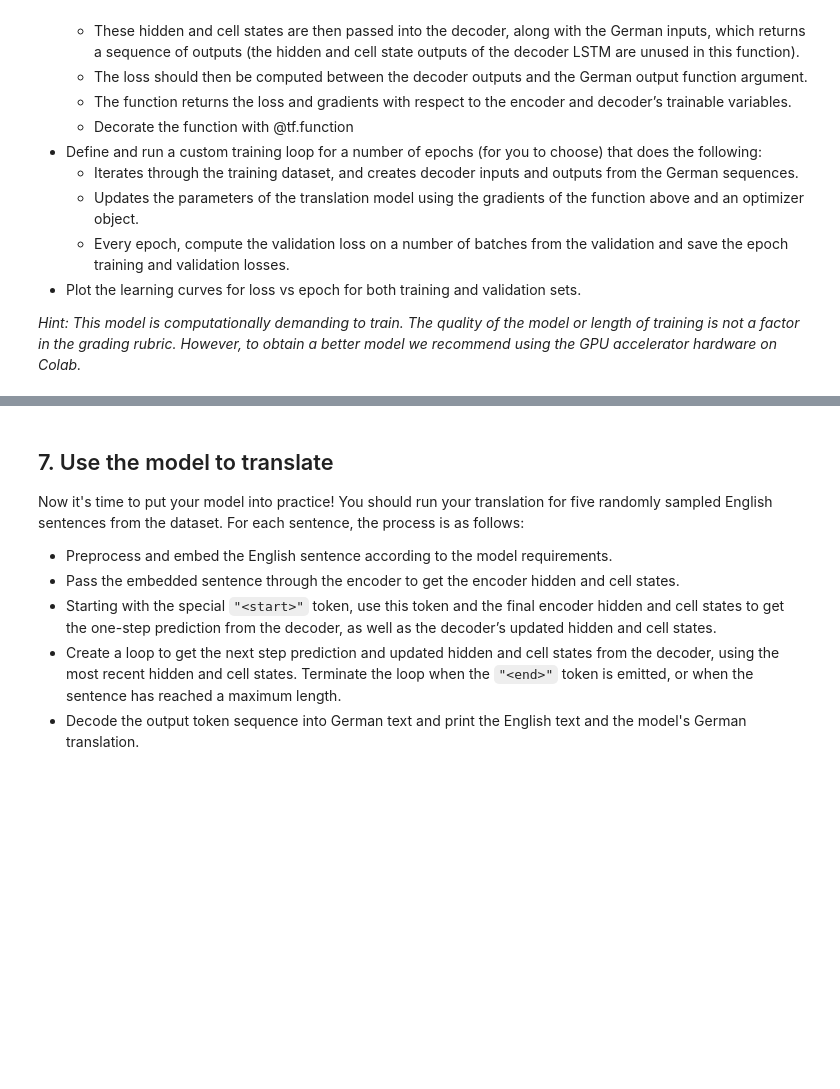
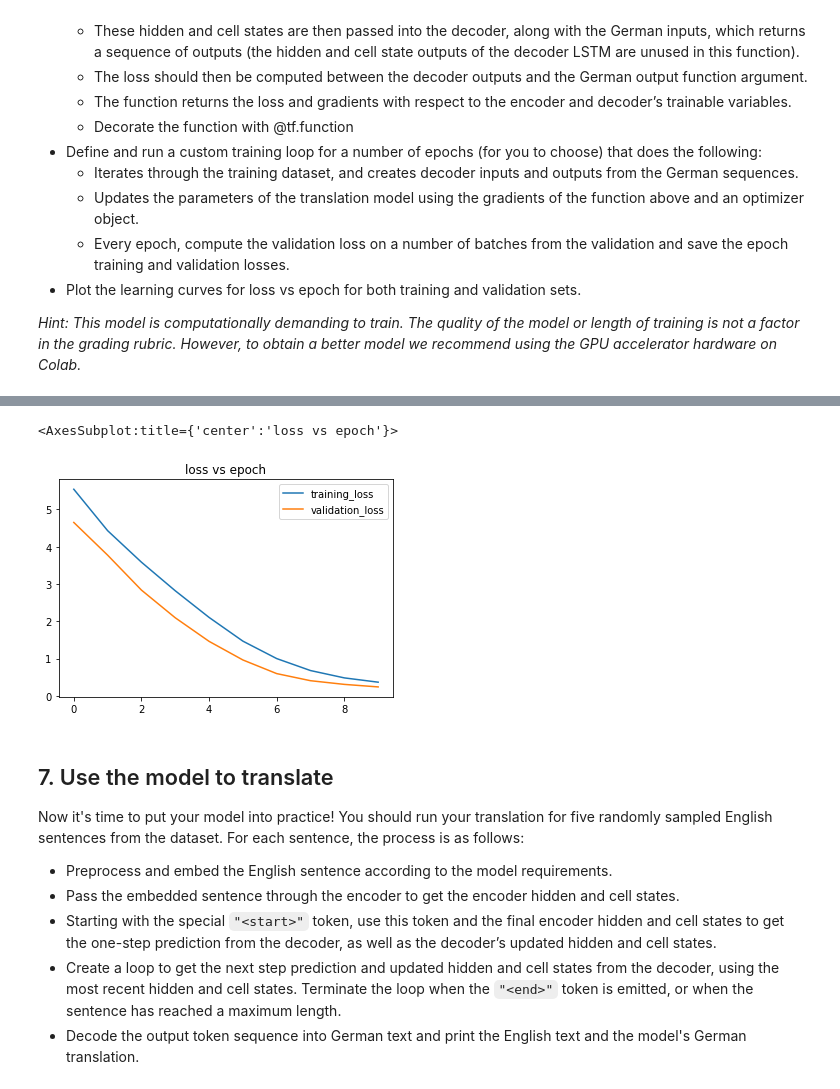
Before and after one commit to jpceia/Customising-your-models-with-TensorFlow-2, a Jupyter notebook: week 5/Capstone Project.ipynb, the cells around one changed output, grey strips where cells are left out. Drawn from its saved outputs; the diff is of its cells as text; code cells hidden in the pictures; blank space fills up the shorter version.

Commit message:
submited Capstone project, passed with 100pct mark

```diff
--- a/week 5/Capstone Project.ipynb
+++ b/week 5/Capstone Project.ipynb
@@ -149,0 +464,3 @@ You should now build the RNN decoder model.
+# %%
+# Test the decoder model by first calling the encoder model on the English data Tensor to get the hidden and cell states,
+z_hidden, z_cell = encoder_model(x)
@@ -164,3 +518,37 @@ You should now write a custom training loop to train your custom neural translat
 * Plot the learning curves for loss vs epoch for both training and validation sets.
 
 _Hint: This model is computationally demanding to train. The quality of the model or length of training is not a factor in the grading rubric. However, to obtain a better model we recommend using the GPU accelerator hardware on Colab._
+# %%
+# Define a function that takes a Tensor batch of German data (as extracted from the training Dataset),
+# and returns a tuple containing German inputs and outputs for the decoder model (refer to schematic diagram above).
+
+def german_input_output(y):
+    inp = y[:, :-1]  # drop last word ('end token')
+    out = y[:, 1:]  # drop first word ('start token')
+
+    return inp, out
+# %%
+# Define a function that computes the forward and backward pass for your translation model.
+# This function should take an English input, German input and German output as arguments, and should do the following:
+
+@tf.function # Decorate the function with @tf.function
+def grad(model, loss_fn, en_data, ge_input, ge_output):
+
+    encoder_model, decoder_model = model
+
+    with tf.GradientTape() as tape:
+        # Pass the English input into the encoder, to get the hidden and cell states of the encoder LSTM.
+        hidden_state, cell_state = encoder_model(en_data)
+
+        # These hidden and cell states are then passed into the decoder, along with the German inputs,
+        # which returns a sequence of outputs
+        # (the hidden and cell state outputs of the decoder LSTM are unused in this function).
+        outputs, _, _ = decoder_model(ge_input,
+                                      hidden_state=hidden_state,
+                                      cell_state=cell_state)
+
+        # The loss should then be computed between the decoder outputs and the German output function argument.
+        loss_value = loss_fn(ge_output, outputs)
+
+    # The function returns the loss and gradients with respect to the encoder and decoder’s trainable variables.
+    return loss_value, tape.gradient(loss_value, encoder_model.trainable_variables + decoder_model.trainable_variables)
@@ -167,3 +614,14 @@ _Hint: This model is computationally demanding to train. The quality of the mode
+# %%
+# Plot the learning curves for loss vs epoch for both training and validation sets.
+pd.DataFrame({
+    'training_loss': train_loss_results,
+    'validation_loss': val_loss_results
+}).plot(
+    title = "loss vs epoch"
+)
+# %% [output]
+<AxesSubplot:title={'center':'loss vs epoch'}>
+[figure, added]
 # %% [markdown]
 ## 7. Use the model to translate
 Now it's time to put your model into practice! You should run your translation for five randomly sampled English sentences from the dataset. For each sentence, the process is as follows:
```
Also changed, not shown: parts of 38 cells of this notebook, 2 other files.
